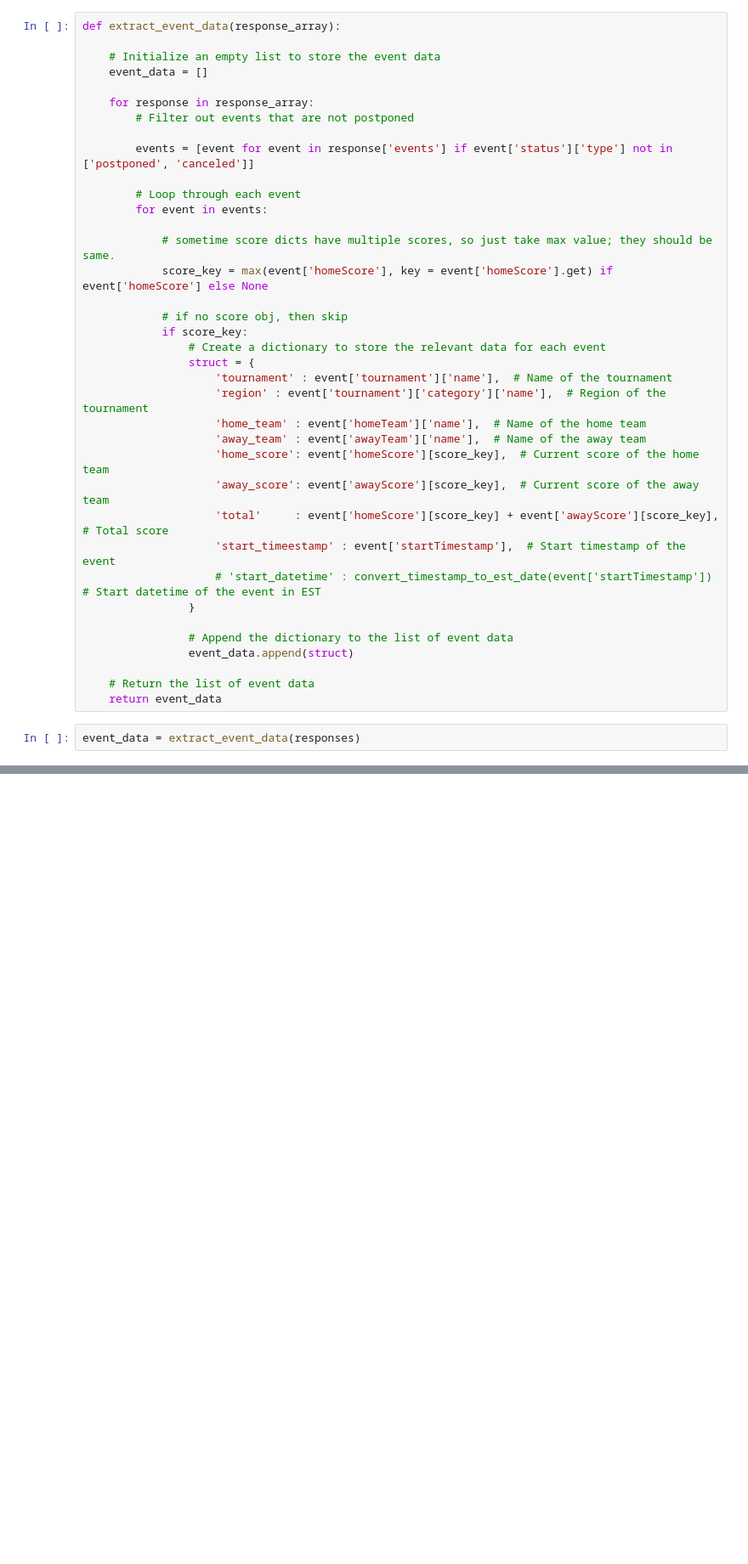
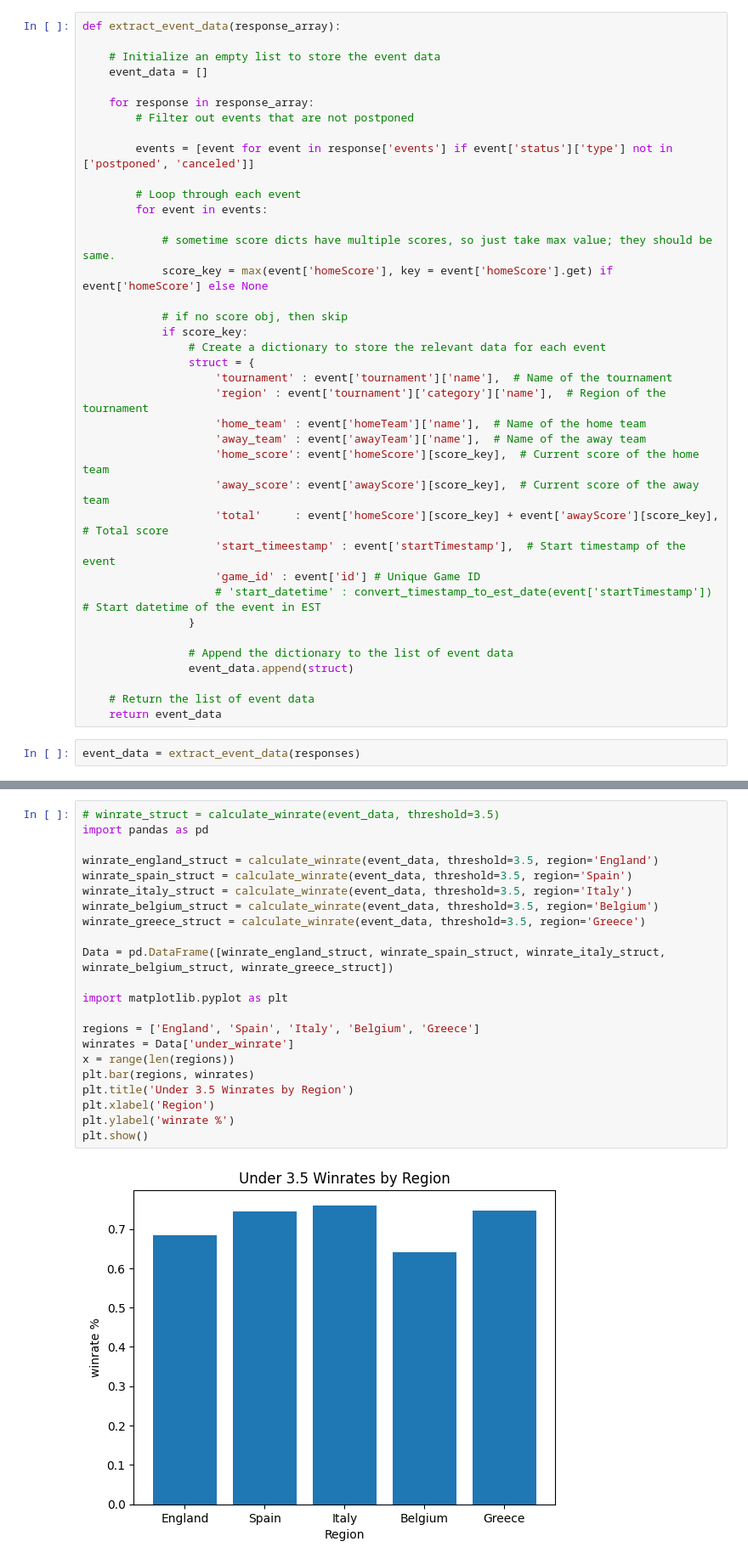
Before and after one commit to Mzach55/SofaScore-ETL, a Jupyter notebook: src/sofa_development.ipynb, the cells around one changed output, grey strips where cells are left out. Shown at 85% size. Drawn from its saved outputs; the diff is of its cells as text; blank space fills up the shorter version.

Commit message:
added game_id into the struct in event_data function

```diff
--- a/src/sofa_development.ipynb
+++ b/src/sofa_development.ipynb
@@ -56,6 +57,7 @@ def extract_event_data(response_array):
                     'away_score': event['awayScore'][score_key],  # Current score of the away team
                     'total'     : event['homeScore'][score_key] + event['awayScore'][score_key],  # Total score
                     'start_timeestamp' : event['startTimestamp'],  # Start timestamp of the event
+                    'game_id' : event['id'] # Unique Game ID
                     # 'start_datetime' : convert_timestamp_to_est_date(event['startTimestamp'])  # Start datetime of the event in EST
                 }
 
@@ -143,0 +124,24 @@ KeyError: 'events'
+# %%
+# winrate_struct = calculate_winrate(event_data, threshold=3.5)
+import pandas as pd
+
+winrate_england_struct = calculate_winrate(event_data, threshold=3.5, region='England')
+winrate_spain_struct = calculate_winrate(event_data, threshold=3.5, region='Spain')
+winrate_italy_struct = calculate_winrate(event_data, threshold=3.5, region='Italy')
+winrate_belgium_struct = calculate_winrate(event_data, threshold=3.5, region='Belgium')
+winrate_greece_struct = calculate_winrate(event_data, threshold=3.5, region='Greece')
+
+Data = pd.DataFrame([winrate_england_struct, winrate_spain_struct, winrate_italy_struct, winrate_belgium_struct, winrate_greece_struct])
+
+import matplotlib.pyplot as plt
+
+regions = ['England', 'Spain', 'Italy', 'Belgium', 'Greece']
+winrates = Data['under_winrate']
+x = range(len(regions))
+plt.bar(regions, winrates)
+plt.title('Under 3.5 Winrates by Region')
+plt.xlabel('Region')
+plt.ylabel('winrate %')
+plt.show()
+# %% [output]
+[figure, added]
```
Also changed, not shown: parts of 7 cells of this notebook.
